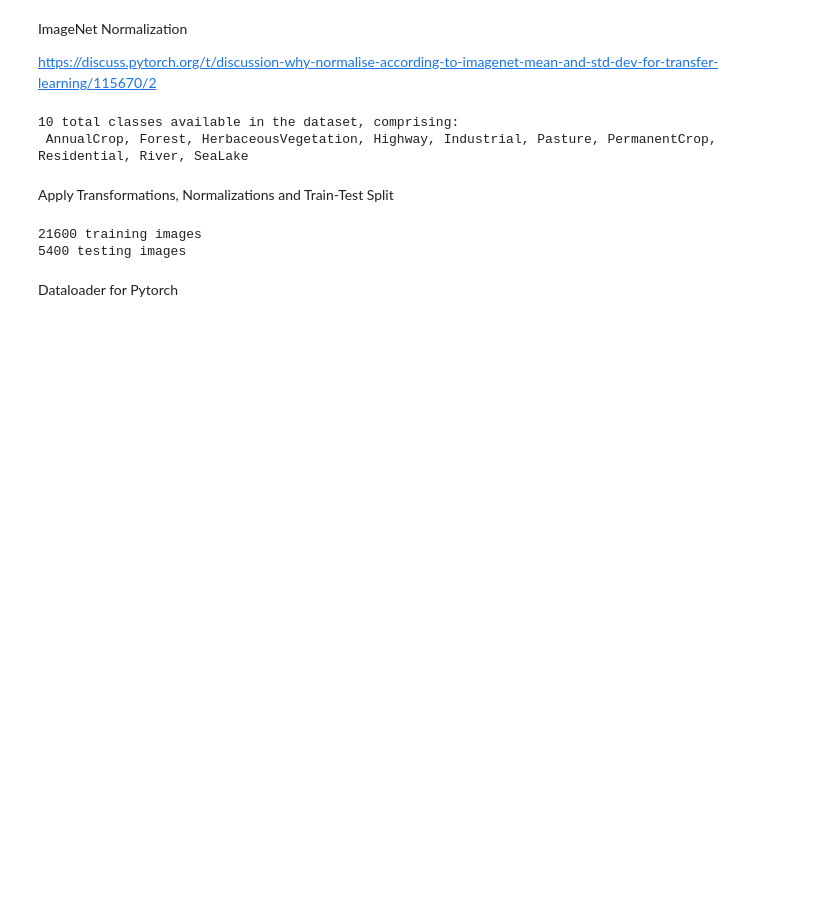
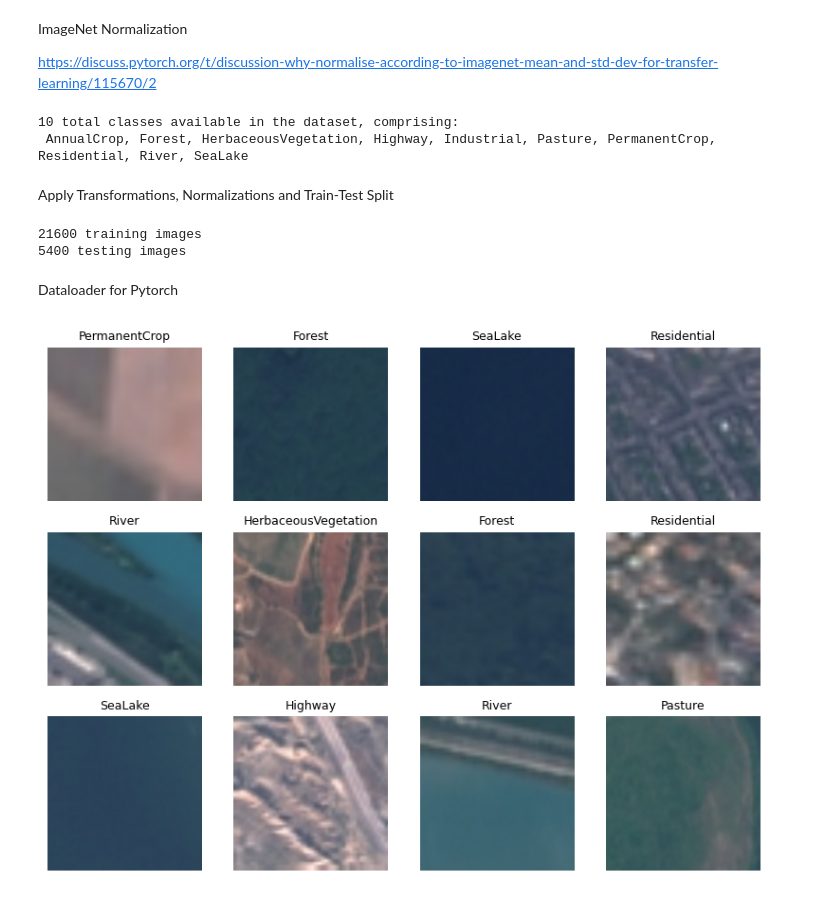
Before and after one commit to bobadams1/land_use_google_earth_engine, a Jupyter notebook: land_use_categorization_of_GEE_images.ipynb, the cells around one changed output. Drawn from its saved outputs; the diff is of its cells as text; code cells hidden in the pictures; blank space fills up the shorter version.

```diff
--- a/land_use_categorization_of_GEE_images.ipynb
+++ b/land_use_categorization_of_GEE_images.ipynb
@@ -170,3 +246,23 @@ test_dataloader = data.DataLoader(test_data,
                                   batch_size = batch_size,
                                   shuffle = False,
                                   num_workers = num_workers)
+# %%
+# Random Images from all classes
+image_count = 12
+cols = 4
+rows = image_count // cols
+inputs, classes = next(iter(train_dataloader))
+
+fig, ax = plt.subplots(rows, cols, figsize = ((cols*2),((rows) *2)))
+
+for n in range(image_count):
+  image = inputs[n].numpy().transpose((1,2,0)) #bgr-rgb
+  image = np.clip(np.array(imagenet_std) * image + np.array(imagenet_mean), 0, 1)
+
+  title = class_names[classes[n]]
+  ax[n % rows, n//rows].axis('off')
+  ax[n % rows, n//rows].set_title(title, fontsize = 9)
+  ax[n % rows, n//rows].imshow(image)
+plt.tight_layout()
+# %% [output]
+[figure, added]
```
Also changed, not shown: parts of 19 cells of this notebook.
